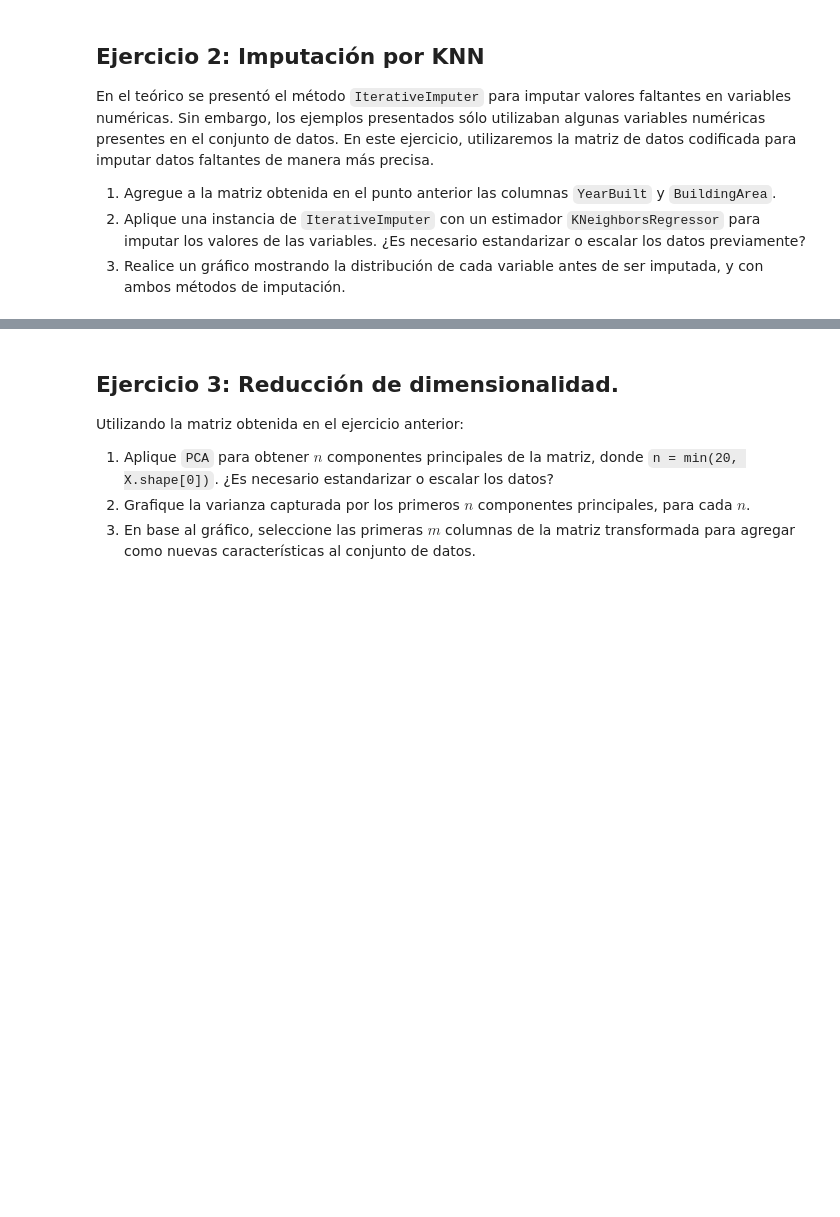
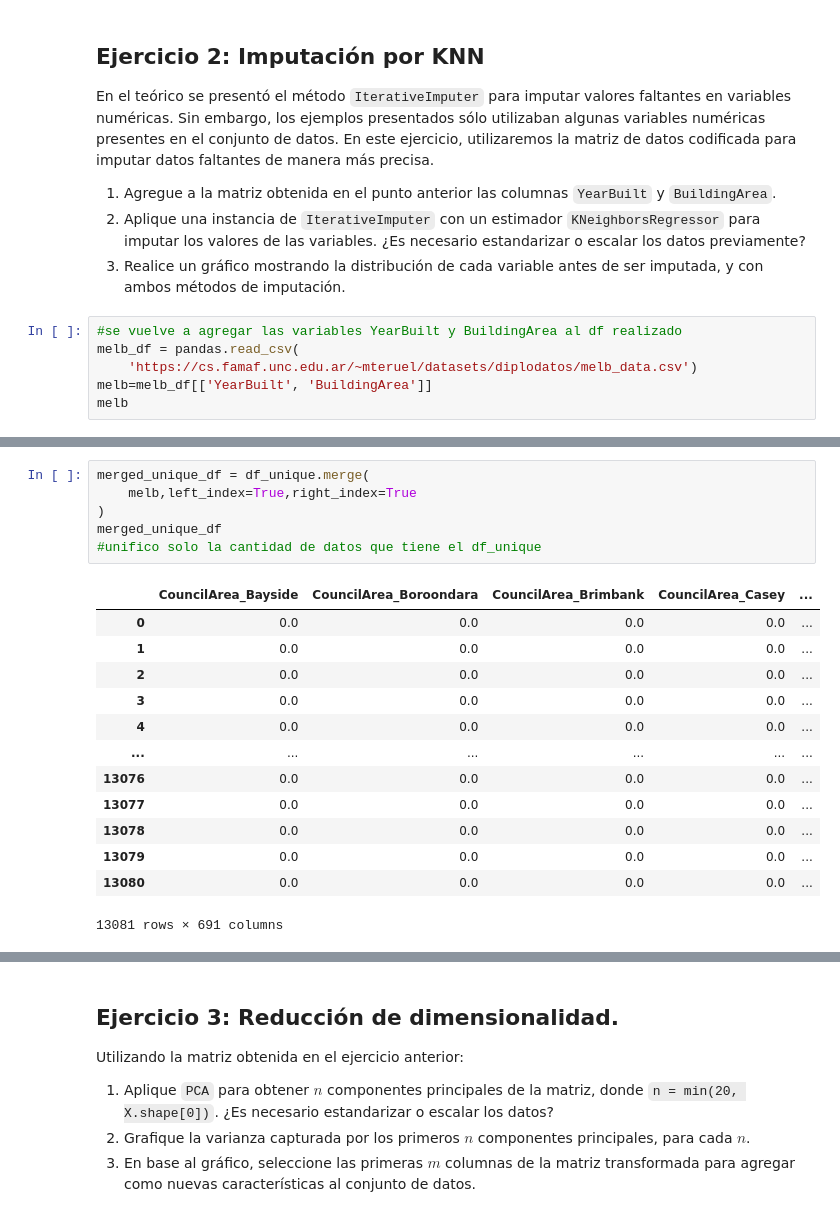
Before and after one commit to eliasexequiel/diplodatos, a Jupyter notebook: 02_analisis_y_curacion/entregable_parte2_wolfmann.ipynb, the cells around one changed output, grey strips where cells are left out. Cells and saved outputs as stored; diff of their text form; blank space fills up the shorter version.

```diff
--- a/02_analisis_y_curacion/entregable_parte2_wolfmann.ipynb
+++ b/02_analisis_y_curacion/entregable_parte2_wolfmann.ipynb
@@ -77,3 +135,9 @@ En el teórico se presentó el método `IterativeImputer` para imputar valores f
 1. Agregue a la matriz obtenida en el punto anterior las columnas `YearBuilt` y `BuildingArea`.
 2. Aplique una instancia de `IterativeImputer` con un estimador `KNeighborsRegressor` para imputar los valores de las variables. ¿Es necesario estandarizar o escalar los datos previamente?
 3. Realice un gráfico mostrando la distribución de cada variable antes de ser imputada, y con ambos métodos de imputación.
+# %%
+#se vuelve a agregar las variables YearBuilt y BuildingArea al df realizado
+melb_df = pandas.read_csv(
+    'https://cs.famaf.unc.edu.ar/~mteruel/datasets/diplodatos/melb_data.csv')
+melb=melb_df[['YearBuilt', 'BuildingArea']]
+melb
@@ -79,0 +158,20 @@ En el teórico se presentó el método `IterativeImputer` para imputar valores f
+# %%
+merged_unique_df = df_unique.merge(
+    melb,left_index=True,right_index=True
+)
+merged_unique_df
+#unifico solo la cantidad de datos que tiene el df_unique
+# %% [output]
+|  | CouncilArea_Bayside | CouncilArea_Boroondara | CouncilArea_Brimbank | CouncilArea_Casey | ... |
+| 0 | 0.0 | 0.0 | 0.0 | 0.0 | ... |
+| 1 | 0.0 | 0.0 | 0.0 | 0.0 | ... |
+| 2 | 0.0 | 0.0 | 0.0 | 0.0 | ... |
+| 3 | 0.0 | 0.0 | 0.0 | 0.0 | ... |
+| 4 | 0.0 | 0.0 | 0.0 | 0.0 | ... |
+| ... | ... | ... | ... | ... | ... |
+| 13076 | 0.0 | 0.0 | 0.0 | 0.0 | ... |
+| 13077 | 0.0 | 0.0 | 0.0 | 0.0 | ... |
+| 13078 | 0.0 | 0.0 | 0.0 | 0.0 | ... |
+| 13079 | 0.0 | 0.0 | 0.0 | 0.0 | ... |
+| 13080 | 0.0 | 0.0 | 0.0 | 0.0 | ... |
+13081 rows × 691 columns
```
Also changed, not shown: parts of 14 cells of this notebook.
